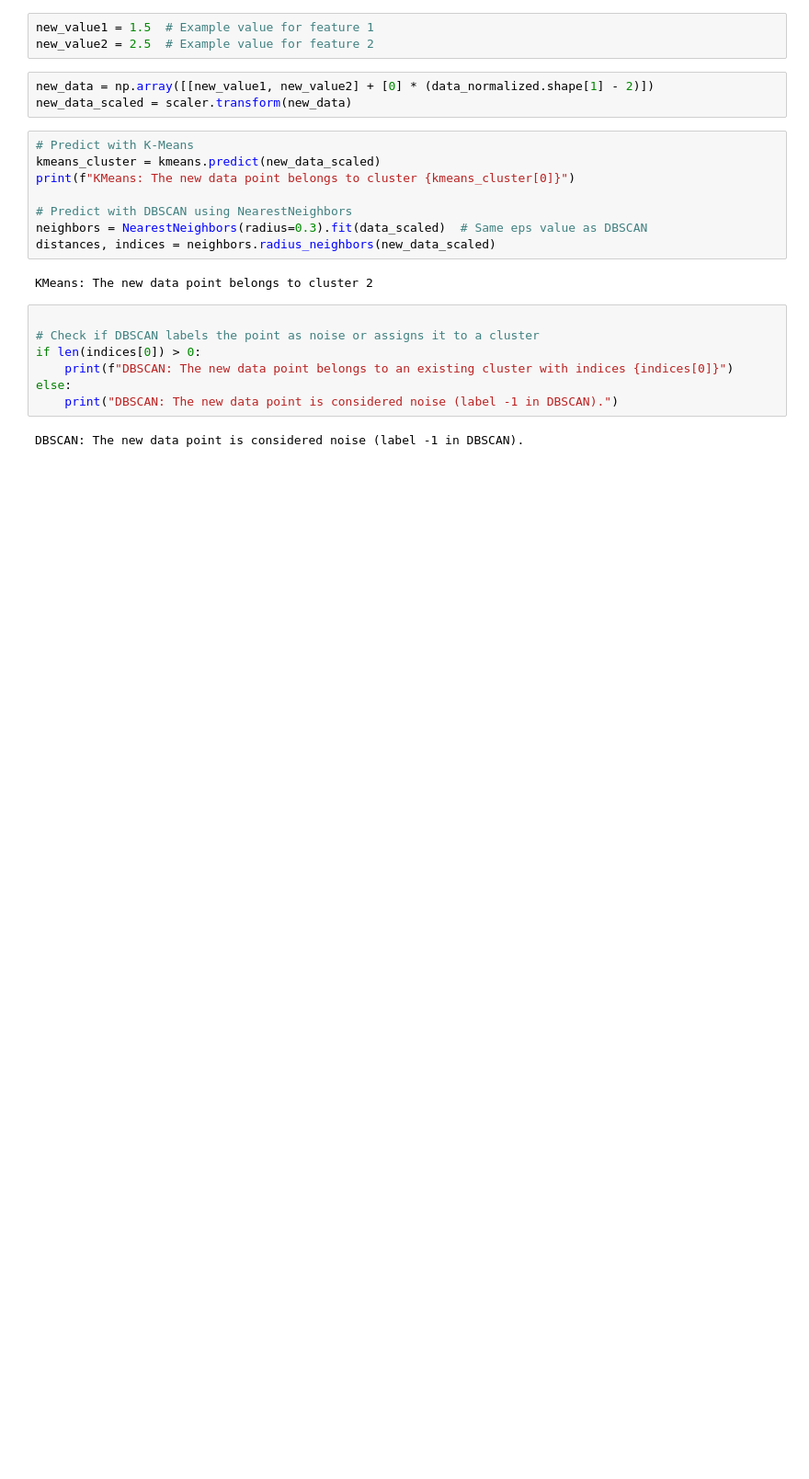
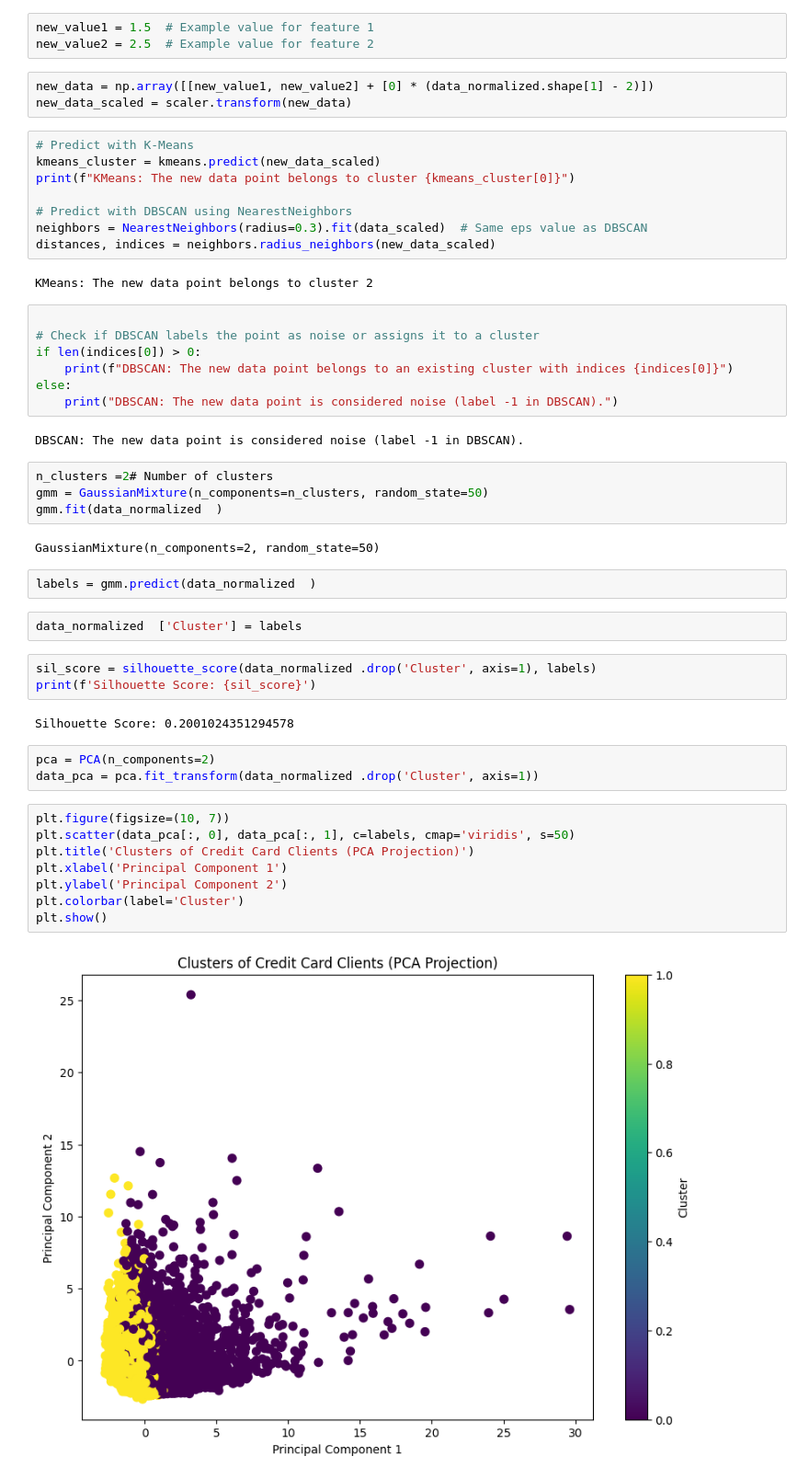
Before and after one commit to NA7RAWY/Comprehensive-Data-Mining-on-Health-Workout-Dataset, a Jupyter notebook: Clustering/Clustering_algo.ipynb, the cells around one changed output. Shown: that part at 92% size. Drawn from its saved outputs; the diff is of its cells as text; blank space fills up the shorter version.

```diff
--- a/Clustering/Clustering_algo.ipynb
+++ b/Clustering/Clustering_algo.ipynb
@@ -137,3 +138,31 @@ else:
     print("DBSCAN: The new data point is considered noise (label -1 in DBSCAN).")
 # %% [output]
 DBSCAN: The new data point is considered noise (label -1 in DBSCAN).
+# %%
+n_clusters =2# Number of clusters
+gmm = GaussianMixture(n_components=n_clusters, random_state=50)
+gmm.fit(data_normalized  )
+# %% [output]
+GaussianMixture(n_components=2, random_state=50)
+# %%
+labels = gmm.predict(data_normalized  )
+# %%
+data_normalized  ['Cluster'] = labels
+# %%
+sil_score = silhouette_score(data_normalized .drop('Cluster', axis=1), labels)
+print(f'Silhouette Score: {sil_score}')
+# %% [output]
+Silhouette Score: 0.2001024351294578
+# %%
+pca = PCA(n_components=2)
+data_pca = pca.fit_transform(data_normalized .drop('Cluster', axis=1))
+# %%
+plt.figure(figsize=(10, 7))
+plt.scatter(data_pca[:, 0], data_pca[:, 1], c=labels, cmap='viridis', s=50)
+plt.title('Clusters of Credit Card Clients (PCA Projection)')
+plt.xlabel('Principal Component 1')
+plt.ylabel('Principal Component 2')
+plt.colorbar(label='Cluster')
+plt.show()
+# %% [output]
+[figure, added]
```
Also changed, not shown: parts of 5 cells of this notebook.
